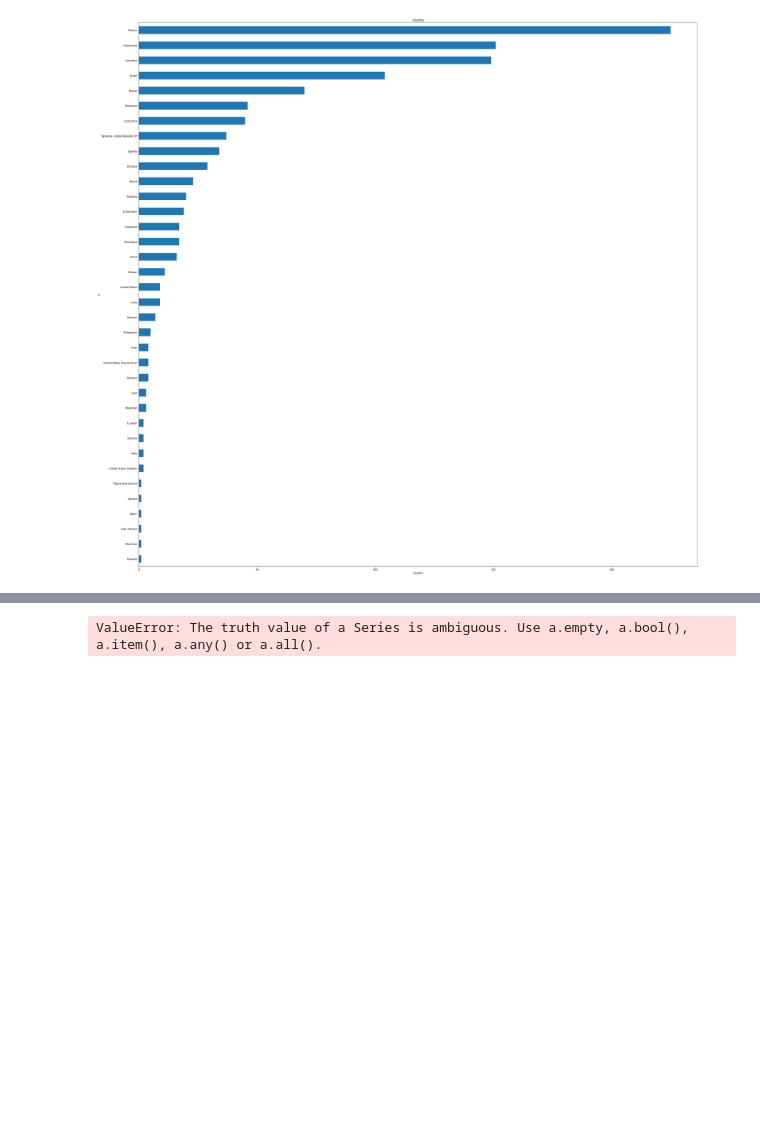
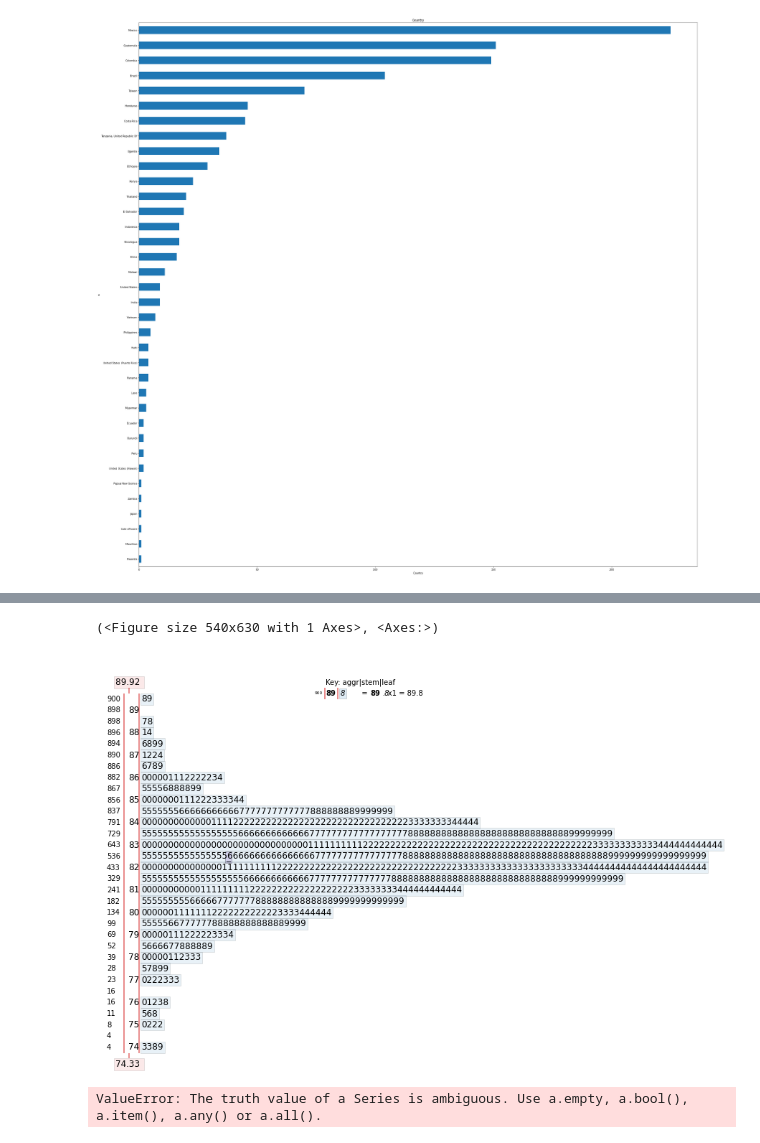
Before and after one commit to arrrin/coffee-analysis, a Jupyter notebook: Basic.ipynb, the cells around one changed output, grey strips where cells are left out. Drawn from its saved outputs; the diff is of its cells as text; code cells hidden in the pictures; blank space fills up the shorter version.

```diff
--- a/Basic.ipynb
+++ b/Basic.ipynb
@@ -139,3 +145,8 @@ See the caveats in the documentation: https://pandas.pydata.org/pandas-docs/stab
+# %%
+stemgraphic.stem_graphic(new_df['Total.Cup.Points'])
+# %% [output]
+(<Figure size 540x630 with 1 Axes>, <Axes:>)
+[figure, added]
 # %%
 sns.catplot(point,new_df['country'],data=new_df)
 plt.show()
```
Also changed, not shown: parts of 2 cells of this notebook.
